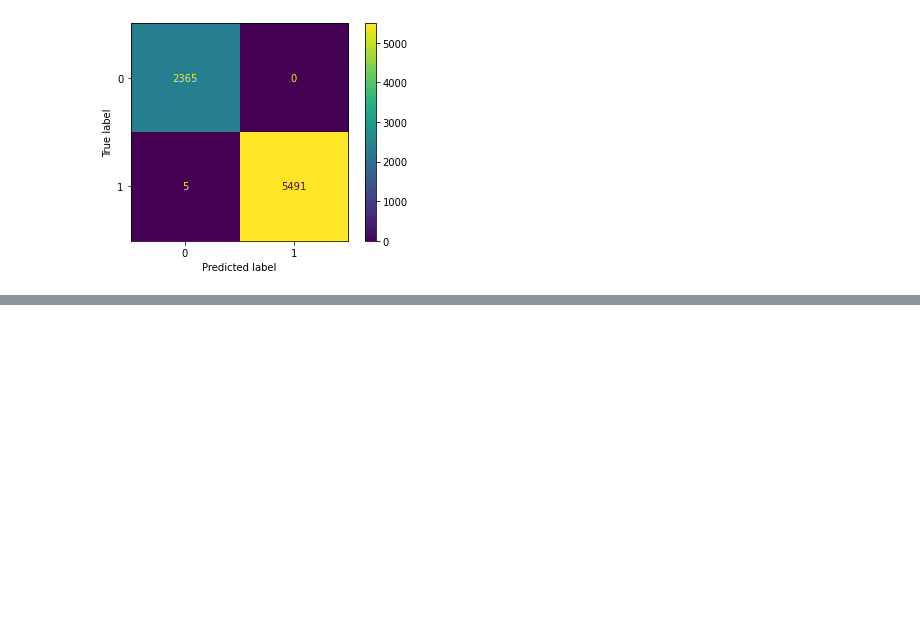
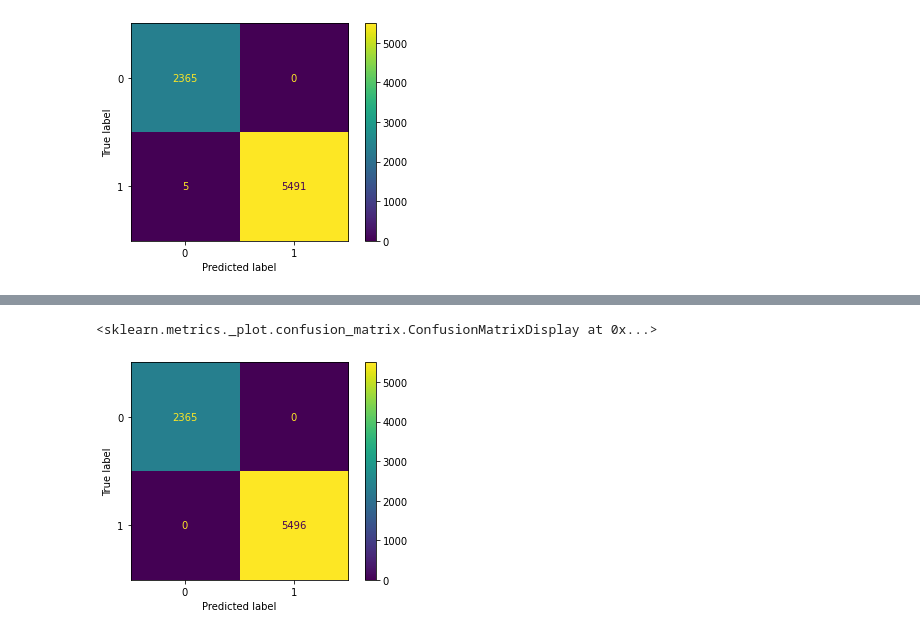
Before and after one commit to romerofernandes/class_fault, a Jupyter notebook: class_fault.ipynb, the cells around one changed output, grey strips where cells are left out. Saved outputs shown, nothing was run; the diff lists cells and outputs as text; code cells hidden in the pictures; blank space fills up the shorter version.

```diff
--- a/class_fault.ipynb
+++ b/class_fault.ipynb
@@ -283,0 +418,5 @@ metrics.plot_confusion_matrix(classif_fault_RF, df_fault_test[features], df_faul
+# %%
+metrics.plot_confusion_matrix(classif_fault_XGB, df_fault_test[features], df_fault_test['fault'])
+# %% [output]
+<sklearn.metrics._plot.confusion_matrix.ConfusionMatrixDisplay at 0x...>
+[figure, added]
```
Also changed, not shown: parts of 17 cells of this notebook.
